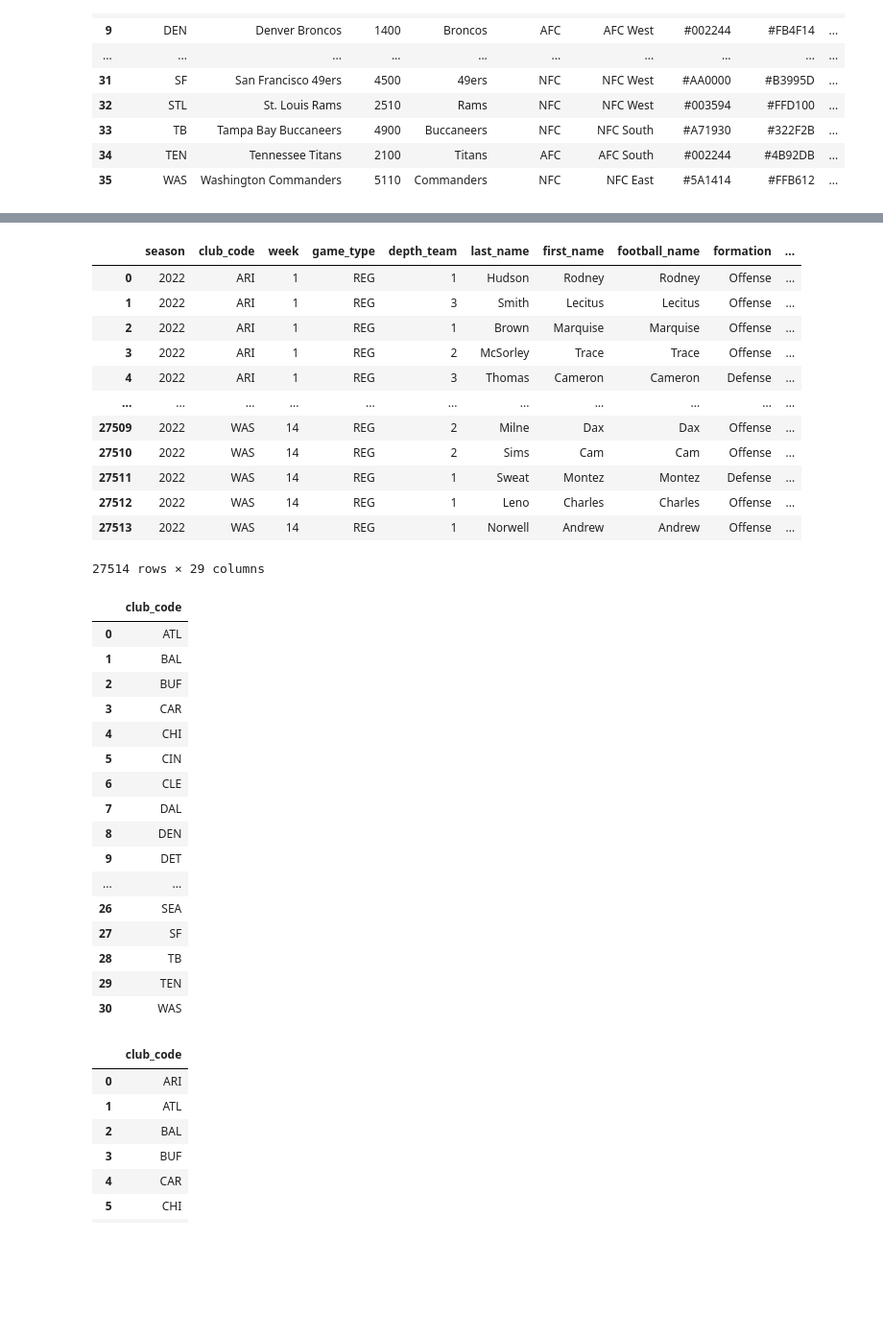
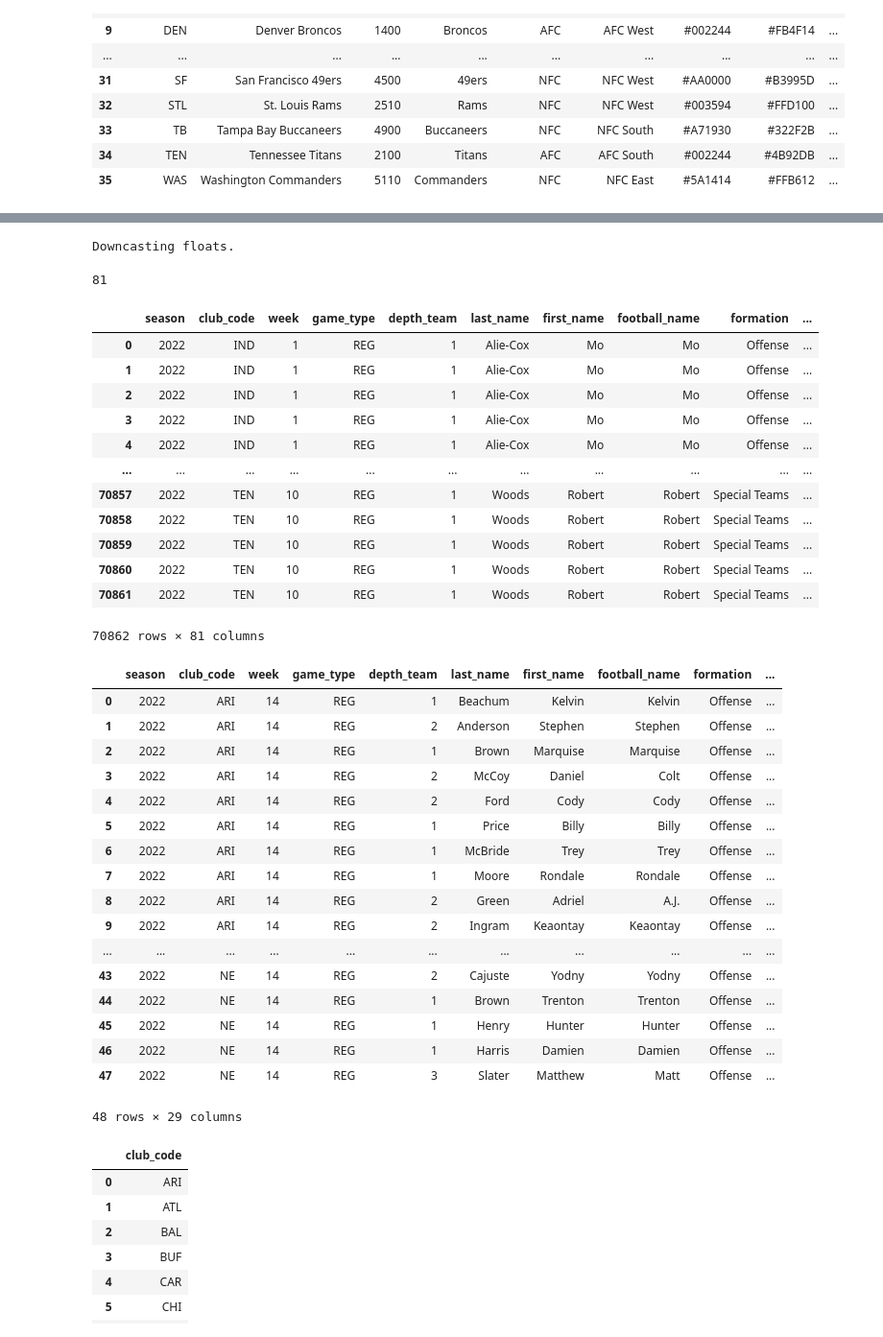
Before and after one commit to osherboudara99/NFL_Stats_Project, a Jupyter notebook: NFL_Project.ipynb, the cells around one changed output, grey strips where cells are left out. Shown at 96% size. Cells and saved outputs as stored; diff of their text form; code cells hidden in the pictures; blank space fills up the shorter version.

Commit message:
joined weekly data with players and teams dataframe, need to clean up and add to temp view

```diff
--- a/NFL_Project.ipynb
+++ b/NFL_Project.ipynb
@@ -54,43 +72,54 @@ DataFrame[season: bigint, club_code: string, week: bigint, game_type: string, de
 # %%
 teams_and_players = players.join(teams, players.club_code == teams.team_abbr, how='inner')
+# %%
+weekly = spark.createDataFrame(nfl.import_weekly_data(years= [2022]))
+# %% [output]
+Downcasting floats.
+# %%
+len(weekly.columns) + len(players.columns)+ len(teams.columns)
+# %% [output]
+81
+# %%
+players_and_weekly_stats = teams_and_players.join(weekly, weekly.player_id == teams_and_players.gsis_id, how='inner')
 # %%
-teams_and_players.toPandas()
+players_and_weekly_stats.toPandas()
 # %% [output]
 |  | season | club_code | week | game_type | depth_team | last_name | first_name | football_name | formation | ... |
-| 0 | 2022 | ARI | 1 | REG | 1 | Hudson | Rodney | Rodney | Offense | ... |
-| 1 | 2022 | ARI | 1 | REG | 3 | Smith | Lecitus | Lecitus | Offense | ... |
-| 2 | 2022 | ARI | 1 | REG | 1 | Brown | Marquise | Marquise | Offense | ... |
-| 3 | 2022 | ARI | 1 | REG | 2 | McSorley | Trace | Trace | Offense | ... |
-| 4 | 2022 | ARI | 1 | REG | 3 | Thomas | Cameron | Cameron | Defense | ... |
+| 0 | 2022 | IND | 1 | REG | 1 | Alie-Cox | Mo | Mo | Offense | ... |
+| 1 | 2022 | IND | 1 | REG | 1 | Alie-Cox | Mo | Mo | Offense | ... |
+| 2 | 2022 | IND | 1 | REG | 1 | Alie-Cox | Mo | Mo | Offense | ... |
+| 3 | 2022 | IND | 1 | REG | 1 | Alie-Cox | Mo | Mo | Offense | ... |
+| 4 | 2022 | IND | 1 | REG | 1 | Alie-Cox | Mo | Mo | Offense | ... |
 | ... | ... | ... | ... | ... | ... | ... | ... | ... | ... | ... |
-| 27509 | 2022 | WAS | 14 | REG | 2 | Milne | Dax | Dax | Offense | ... |
-| 27510 | 2022 | WAS | 14 | REG | 2 | Sims | Cam | Cam | Offense | ... |
-| 27511 | 2022 | WAS | 14 | REG | 1 | Sweat | Montez | Montez | Defense | ... |
-| 27512 | 2022 | WAS | 14 | REG | 1 | Leno | Charles | Charles | Offense | ... |
-| 27513 | 2022 | WAS | 14 | REG | 1 | Norwell | Andrew | Andrew | Offense | ... |
+| 70857 | 2022 | TEN | 10 | REG | 1 | Woods | Robert | Robert | Special Teams | ... |
+| 70858 | 2022 | TEN | 10 | REG | 1 | Woods | Robert | Robert | Special Teams | ... |
+| 70859 | 2022 | TEN | 10 | REG | 1 | Woods | Robert | Robert | Special Teams | ... |
+| 70860 | 2022 | TEN | 10 | REG | 1 | Woods | Robert | Robert | Special Teams | ... |
+| 70861 | 2022 | TEN | 10 | REG | 1 | Woods | Robert | Robert | Special Teams | ... |
-27514 rows × 29 columns
+70862 rows × 81 columns
 # %%
 teams_and_players.createOrReplaceTempView('players_teams')
 # %%
-spark.sql("select distinct club_code from players_teams where formation = 'Offense' and week = '14'").toPandas()
+spark.sql("select * from players_teams where (club_code = 'ARI' or club_code = 'NE') and formation = 'Offense' and week = '14'").toPandas()
 # %% [output]
-|  | club_code |
-| 0 | ATL |
-| 1 | BAL |
-| 2 | BUF |
-| 3 | CAR |
-| 4 | CHI |
-| 5 | CIN |
-| 6 | CLE |
-| 7 | DAL |
-| 8 | DEN |
-| 9 | DET |
-| ... | ... |
-| 26 | SEA |
-| 27 | SF |
-| 28 | TB |
-| 29 | TEN |
-| 30 | WAS |
+|  | season | club_code | week | game_type | depth_team | last_name | first_name | football_name | formation | ... |
+| 0 | 2022 | ARI | 14 | REG | 1 | Beachum | Kelvin | Kelvin | Offense | ... |
+| 1 | 2022 | ARI | 14 | REG | 2 | Anderson | Stephen | Stephen | Offense | ... |
+| 2 | 2022 | ARI | 14 | REG | 1 | Brown | Marquise | Marquise | Offense | ... |
+| 3 | 2022 | ARI | 14 | REG | 2 | McCoy | Daniel | Colt | Offense | ... |
+| 4 | 2022 | ARI | 14 | REG | 2 | Ford | Cody | Cody | Offense | ... |
+| 5 | 2022 | ARI | 14 | REG | 1 | Price | Billy | Billy | Offense | ... |
+| 6 | 2022 | ARI | 14 | REG | 1 | McBride | Trey | Trey | Offense | ... |
+| 7 | 2022 | ARI | 14 | REG | 1 | Moore | Rondale | Rondale | Offense | ... |
+| 8 | 2022 | ARI | 14 | REG | 2 | Green | Adriel | A.J. | Offense | ... |
+| 9 | 2022 | ARI | 14 | REG | 2 | Ingram | Keaontay | Keaontay | Offense | ... |
+| ... | ... | ... | ... | ... | ... | ... | ... | ... | ... | ... |
+| 43 | 2022 | NE | 14 | REG | 2 | Cajuste | Yodny | Yodny | Offense | ... |
+| 44 | 2022 | NE | 14 | REG | 1 | Brown | Trenton | Trenton | Offense | ... |
+| 45 | 2022 | NE | 14 | REG | 1 | Henry | Hunter | Hunter | Offense | ... |
+| 46 | 2022 | NE | 14 | REG | 1 | Harris | Damien | Damien | Offense | ... |
+| 47 | 2022 | NE | 14 | REG | 3 | Slater | Matthew | Matt | Offense | ... |
+48 rows × 29 columns
 # %%
 spark.sql('select distinct club_code from players_teams').toPandas()
 # %% [output]
```
Also changed, not shown: parts of 5 cells of this notebook.
